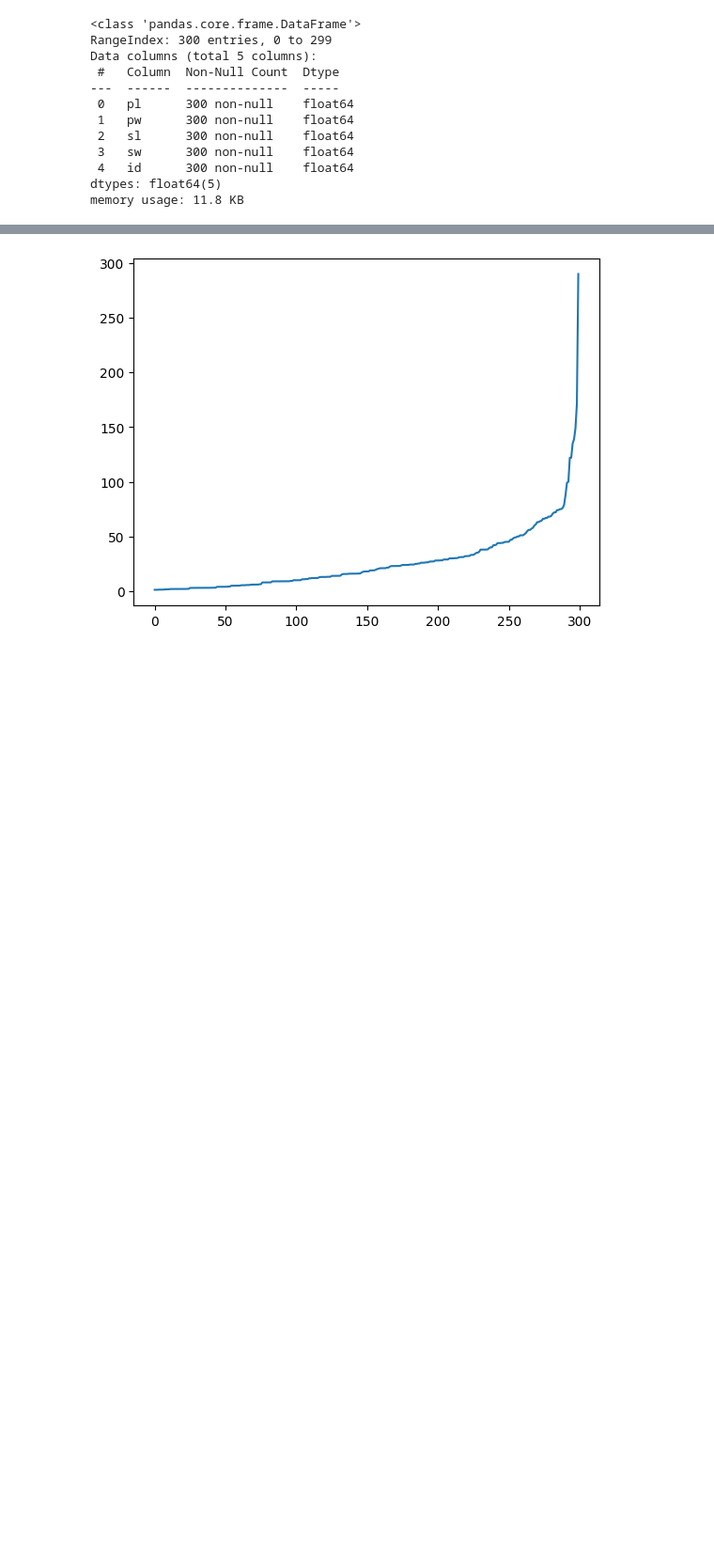
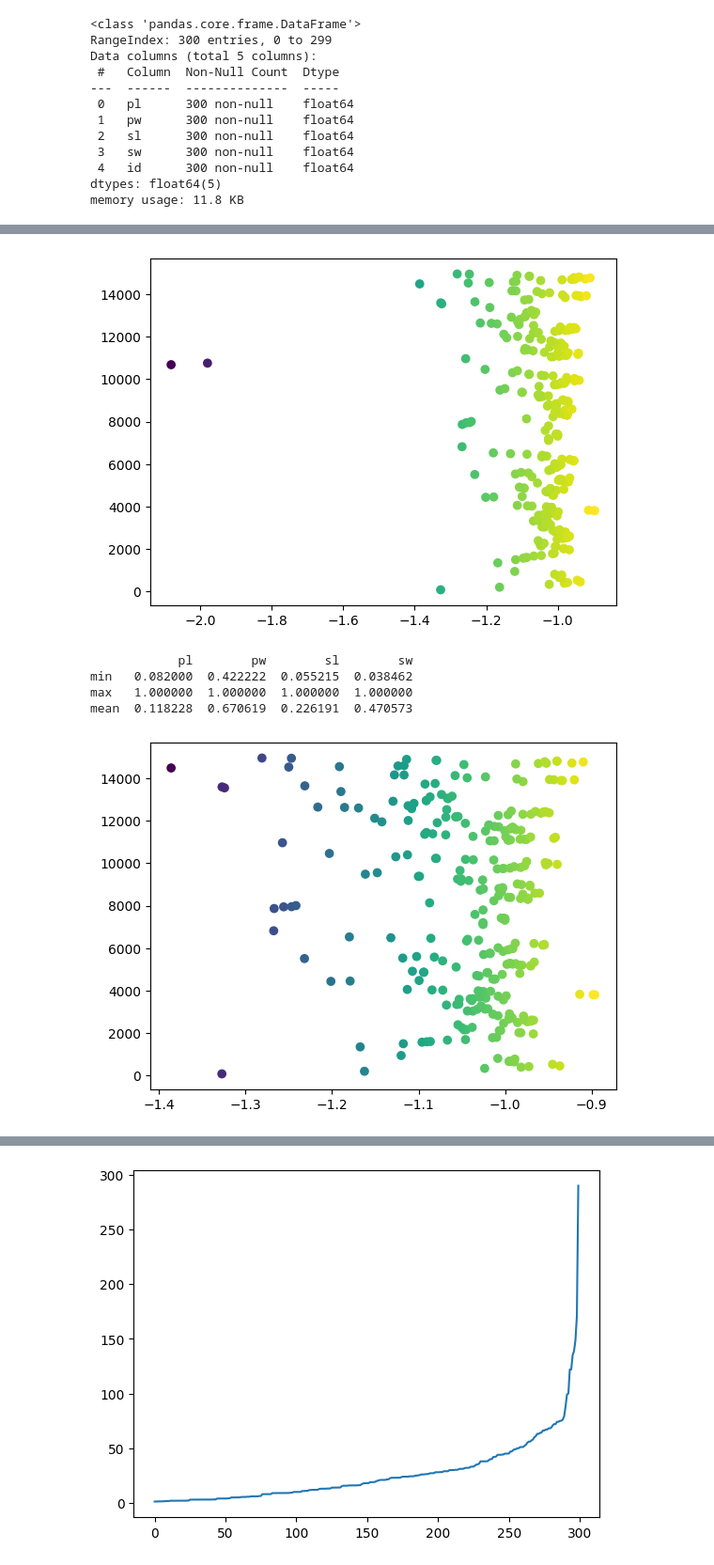
Before and after one commit to otha4350/datamining, a Jupyter notebook: assignment 3/main.ipynb, the cells around one changed output, grey strips where cells are left out. Shown: that part at 94% size. Saved outputs shown, nothing was run; the diff lists cells and outputs as text; code cells hidden in the pictures; blank space fills up the shorter version.

```diff
--- a/assignment 3/main.ipynb
+++ b/assignment 3/main.ipynb
@@ -22,0 +45,32 @@ memory usage: 11.8 KB
+# %%
+# TASK 2: Preprocessing (outlier -> normalization)
+# Unsure about contamination factor?
+lof = LocalOutlierFactor(n_neighbors=10, contamination=0.5)
+lof.fit_predict(data)
+# print(lof.negative_outlier_factor_)
+
+pd.DataFrame(data)
+
+preprocessedData1 = data.copy()
+preprocessedData1["negative_outlier_factor"] = lof.negative_outlier_factor_
+
+plt.scatter(preprocessedData1["negative_outlier_factor"], preprocessedData1.id, c=preprocessedData1["negative_outlier_factor"], cmap='viridis')
+plt.show()
+
+preprocessedData1 = preprocessedData1[preprocessedData1["negative_outlier_factor"] > -1.5]
+
+preprocessedData1[['pl', 'pw', 'sl', 'sw']] = normalize(preprocessedData1[['pl', 'pw', 'sl', 'sw']], norm='max', axis=0)
+
+
+plt.scatter(preprocessedData1["negative_outlier_factor"], preprocessedData1.id, c=preprocessedData1["negative_outlier_factor"], cmap='viridis')
+plt.show()
+
+stats = preprocessedData1[['pl', 'pw', 'sl', 'sw']].agg(["min", "max", "mean"])
+print(stats)
+# %% [output]
+[figure, added]
+            pl        pw        sl        sw
+min   0.082000  0.422222  0.055215  0.038462
+max   1.000000  1.000000  1.000000  1.000000
+mean  0.118228  0.670619  0.226191  0.470573
+[figure, added]
```
Also changed, not shown: parts of 4 cells of this notebook, 2 other files.
